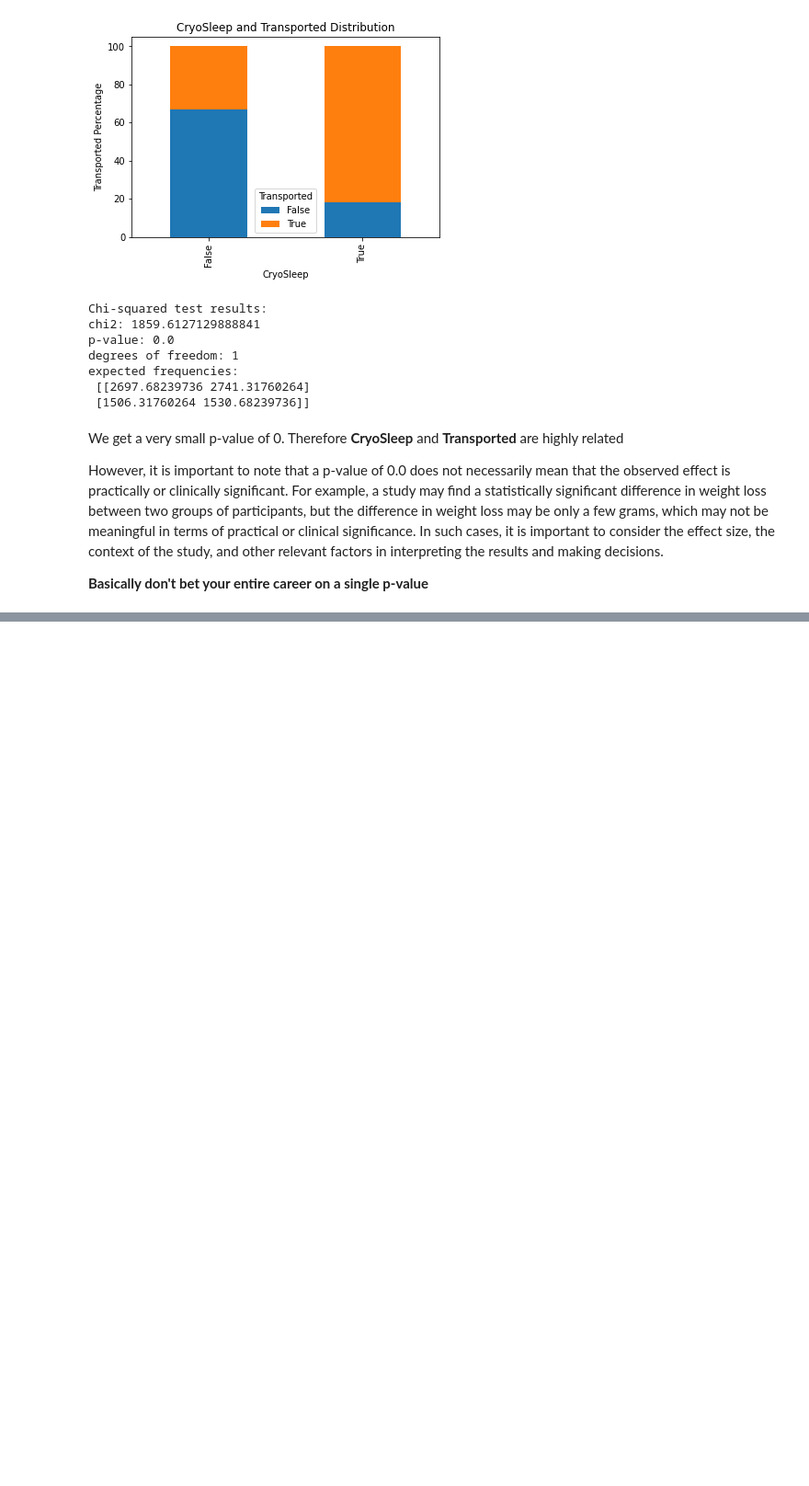
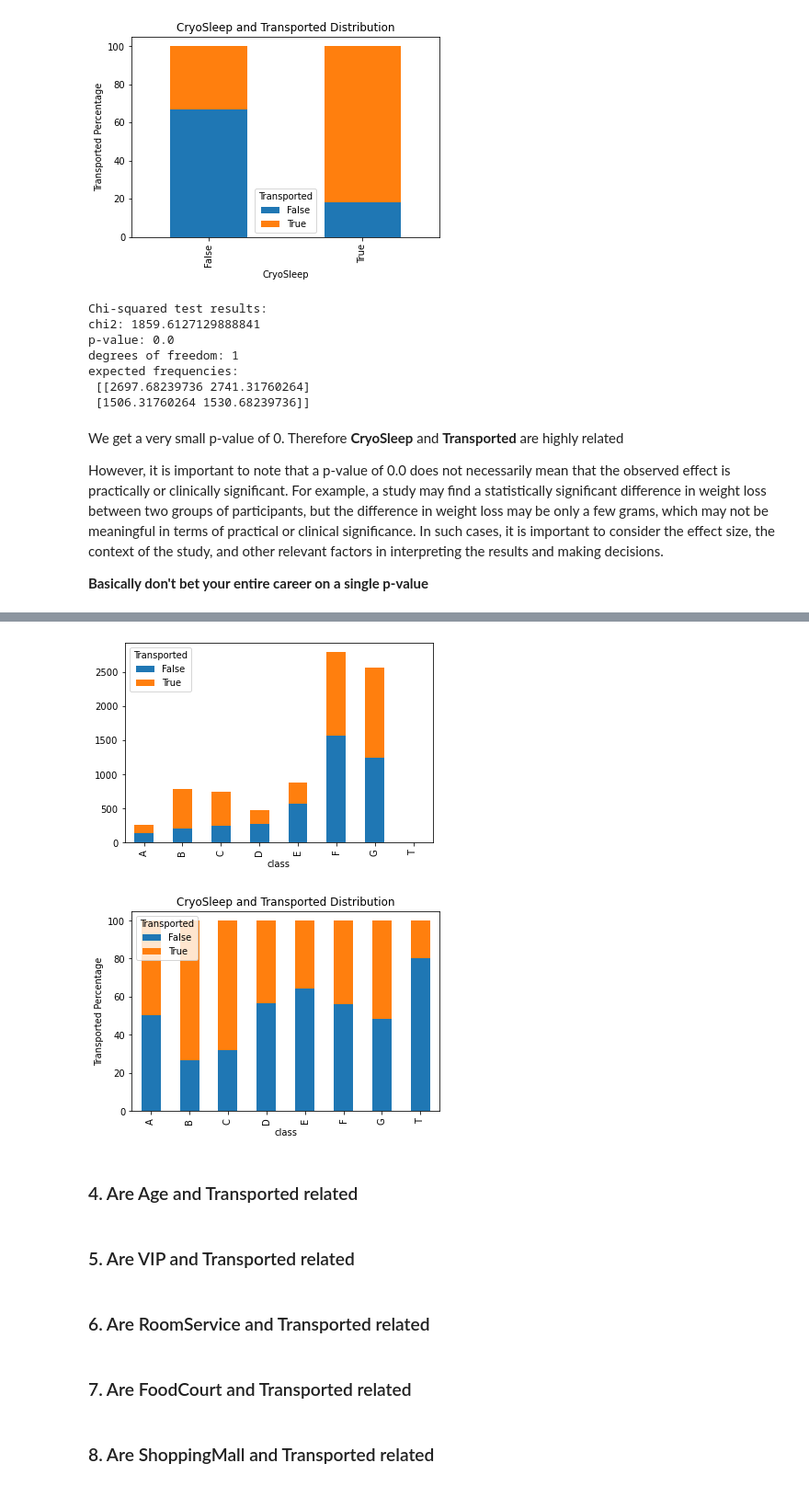
Before and after one commit to bdilpreet66/Spaceship-Titanic, a Jupyter notebook: Untitled.ipynb, the cells around one changed output, grey strips where cells are left out. Shown at 92% size. Cells and saved outputs as stored; diff of their text form; code cells hidden in the pictures; blank space fills up the shorter version.

Commit message:
Understaing Cabin

```diff
--- a/Untitled.ipynb
+++ b/Untitled.ipynb
@@ -151,0 +154,6 @@ However, it is important to note that a p-value of 0.0 does not necessarily mean
+# %%
+# df = train.groupby(["Cabin","Transported"]).size().unstack().plot(kind="bar", stacked=True)
+print(train['Cabin'])
+df = pd.DataFrame()
+df[['class', 'seat_number', 'status']] = train['Cabin'].str.split('/', expand=True)
+df['Transported'] = train['Transported']
@@ -151,0 +173,26 @@ However, it is important to note that a p-value of 0.0 does not necessarily mean
+# %%
+df.groupby(["class","Transported"]).size().unstack().plot(kind="bar", stacked=True)
+
+counts = df.groupby(['class', 'Transported']).size()
+totals = counts.groupby(level=0).sum()
+df_perc = counts.div(totals, level='class') * 100
+df_perc.unstack().plot(kind='bar', stacked=True)
+
+# Set the axis labels and title
+plt.xlabel('class')
+plt.ylabel('Transported Percentage')
+plt.title('CryoSleep and Transported Distribution')
+plt.show()
+# %% [output]
+[figure, added]
+[figure, added]
+# %% [markdown]
+### 4. Are Age and Transported related
+# %% [markdown]
+### 5. Are VIP and Transported related
+# %% [markdown]
+### 6. Are RoomService and Transported related
+# %% [markdown]
+### 7. Are FoodCourt and Transported related
+# %% [markdown]
+### 8. Are ShoppingMall and Transported related
```
Also changed, not shown: parts of 5 cells of this notebook.
